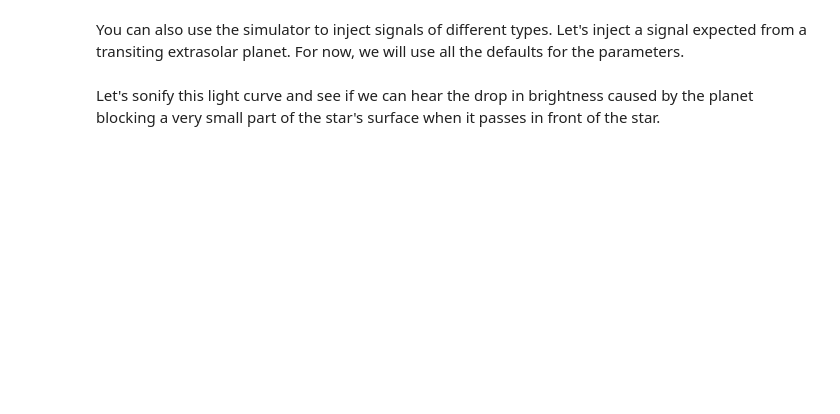
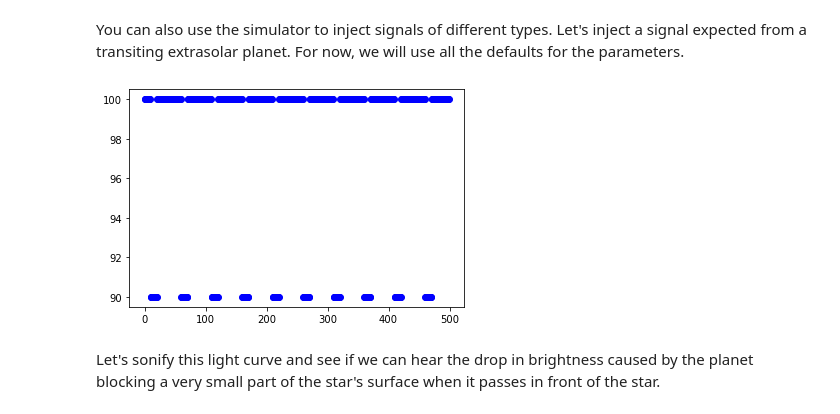
Before and after one commit to spacetelescope/astronify, a Jupyter notebook: docs/notebooks/How_To_Use_The_Simulator.ipynb, the cells around one changed output. Saved outputs shown, nothing was run; the diff lists cells and outputs as text; code cells hidden in the pictures; blank space fills up the shorter version.

```diff
--- a/docs/notebooks/How_To_Use_The_Simulator.ipynb
+++ b/docs/notebooks/How_To_Use_The_Simulator.ipynb
@@ -29,7 +45,9 @@ soni_obj.play()
 # %% [markdown]
 You can also use the simulator to inject signals of different types.  Let's inject a signal expected from a transiting extrasolar planet.  For now, we will use all the defaults for the parameters.
 # %%
-lc_data = simulator.simulated_lc("transit", visualize=True)
+lc_data = simulator.simulated_lc("transit", visualize=True, transit_width=10)
+# %% [output]
+[figure, added]
 # %% [markdown]
 Let's sonify this light curve and see if we can hear the drop in brightness caused by the planet blocking a very small part of the star's surface when it passes in front of the star.
 # %%
```
Also changed, not shown: parts of 16 cells of this notebook, 2 other files.
